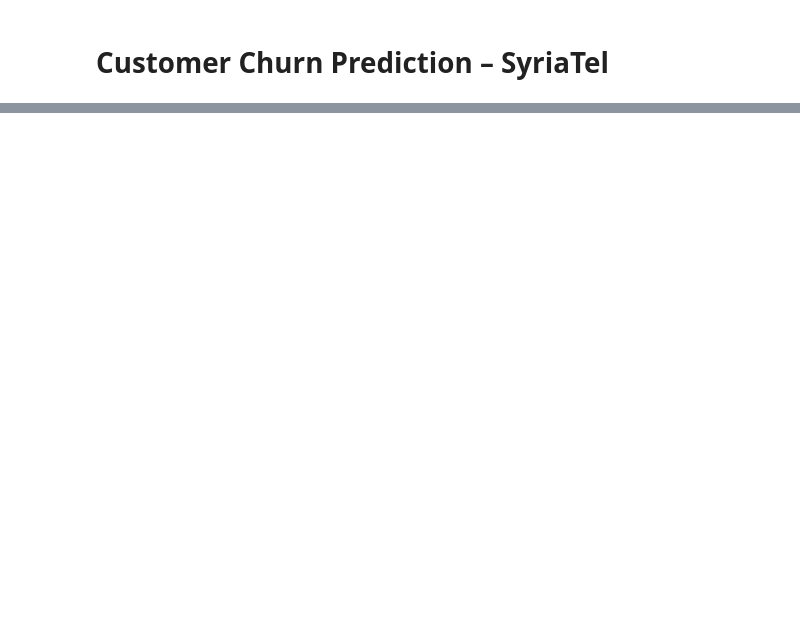
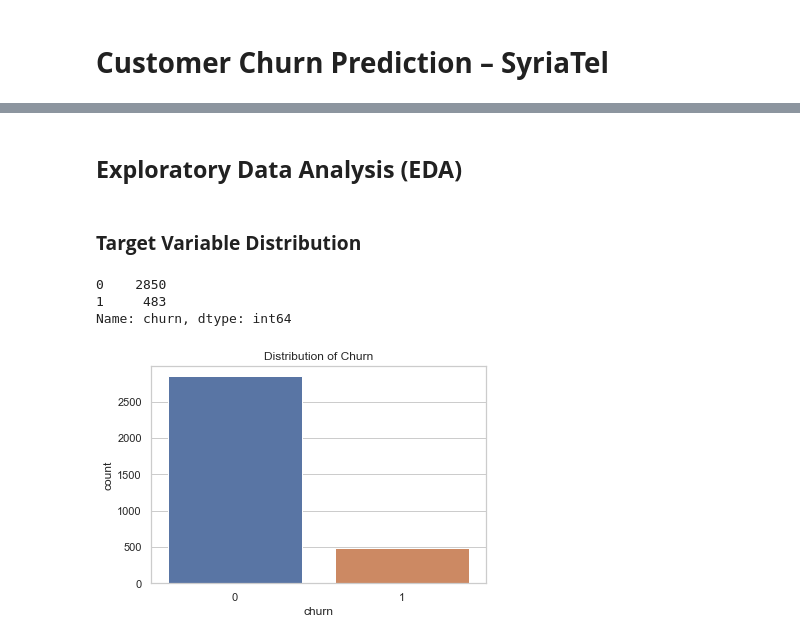
Before and after one commit to Kelvin-M02/customer-churn-prediction-phase3-project, a Jupyter notebook: notebooks/churn_analysis.ipynb, the cells around one changed output, grey strips where cells are left out. Drawn from its saved outputs; the diff is of its cells as text; code cells hidden in the pictures; blank space fills up the shorter version.

Commit message:
Data Understanding and EDA

```diff
--- a/notebooks/churn_analysis.ipynb
+++ b/notebooks/churn_analysis.ipynb
@@ -61,0 +66,15 @@ Ultimately, leveraging machine learning to predict churn enables SyriaTel to mov
+# %%
+# Import necessary libraries
+
+import pandas as pd
+import numpy as np
+import matplotlib.pyplot as plt
+import seaborn as sns
+
+# For cleaner plots
+sns.set(style="whitegrid")
+# %%
+# Load the dataset
+
+churn_df = pd.read_csv("C:\\Users\\Admin\\Data_Science\\PHASE3\\customer-churn-prediction-phase3-project\\data\\SyriaTel_Customer_Churn.csv")
+churn_df.head()
@@ -61,0 +122,8 @@ Ultimately, leveraging machine learning to predict churn enables SyriaTel to mov
+# %%
+# Drop the 'phone number' column as it is not useful for analysis
+churn_df.drop(columns=['phone number'], inplace=True)
+
+# Convert 'churn' column from boolean to binary (1 for churned, 0 for not churned)
+churn_df['churn'] = churn_df['churn'].astype(int)
+
+churn_df.head()
@@ -61,0 +137,16 @@ Ultimately, leveraging machine learning to predict churn enables SyriaTel to mov
+# %% [markdown]
+## **Exploratory Data Analysis (EDA)**
+# %% [markdown]
+### **Target Variable Distribution**
+# %%
+# Distribution of the target variable 'churn'
+print(churn_df['churn'].value_counts())
+
+sns.countplot(x='churn', data=churn_df)
+plt.title('Distribution of Churn')
+plt.show()
+# %% [output]
+0    2850
+1     483
+Name: churn, dtype: int64
+[figure, added]
```
Also changed, not shown: parts of 26 cells of this notebook.
